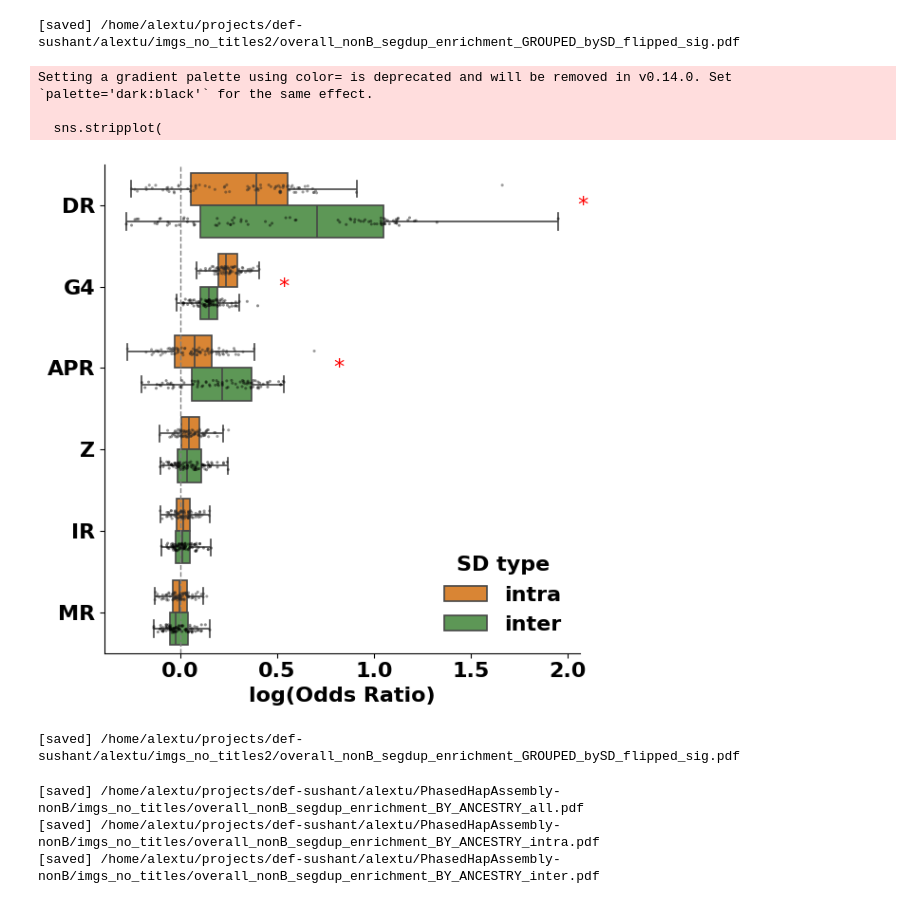
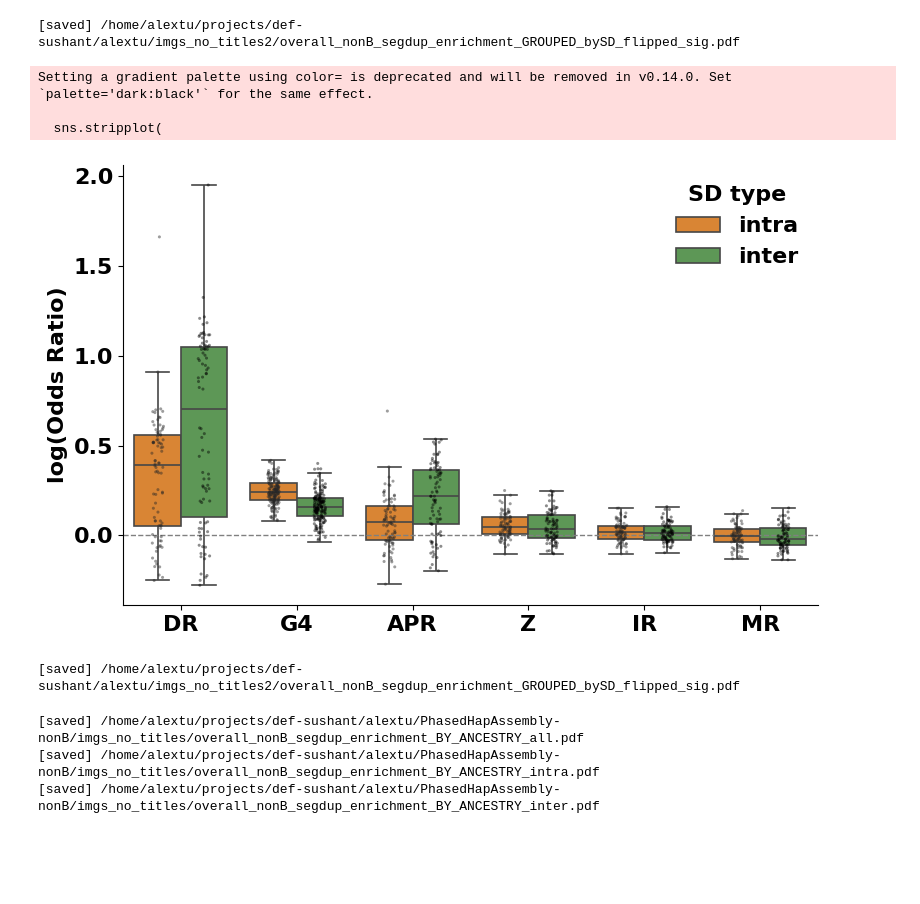
Before and after one commit to alexturcoo/PhasedHapAssembly-nonB, a Jupyter notebook: analysis_scripts/all_analysis_notebooks/segdup_enrichment_fixed_SDs.ipynb, the cells around one changed output. Drawn from its saved outputs; the diff is of its cells as text; code cells hidden in the pictures; blank space fills up the shorter version.

Commit message:
fixing cCRE and SegDup Odds Ratio Enrichment

```diff
--- a/analysis_scripts/all_analysis_notebooks/segdup_enrichment_fixed_SDs.ipynb
+++ b/analysis_scripts/all_analysis_notebooks/segdup_enrichment_fixed_SDs.ipynb
@@ -287,7 +287,7 @@ from scipy.stats import mannwhitneyu
 import numpy as np  # NEW
 
 # ====== CONFIG ======
-IN_CSV  = "/home/alextu/projects/def-sushant/verkko_batch123_nonB_annotations_aligned_july2024/segdup_analysis/fixed_SDs/final_results_SegDup_FIXED.csv"
+IN_CSV  = "/home/alextu/scratch/confidence_intervals_fixed_segdups_results/final_results_SegDup_FIXED_CI.csv"
 OUT_PDF = "/home/alextu/projects/def-sushant/alextu/imgs_no_titles2/overall_nonB_segdup_enrichment_GROUPED_bySD_flipped_sig.pdf"
 
 ORDER_SDTYPE = ["intra", "inter"]
@@ -339,14 +339,14 @@ def remove_outliers(group):
 df_no_outliers = df.groupby("structure", group_keys=False).apply(remove_outliers)
 
 # ====== PLOT ======
-plt.figure(figsize=(6, 6))
+plt.figure(figsize=(8, 5))
 ax = sns.boxplot(
-    data=df, y="structure", x="log_or",   # CHANGED
+    data=df, y="log_or", x="structure",   # CHANGED
     order=median_order, hue="sd_type",
     palette=HUE_PALETTE, showfliers=False, linewidth=1.2
 )
 sns.stripplot(
-    data=df_no_outliers, y="structure", x="log_or",  # CHANGED
+    data=df_no_outliers, y="log_or", x="structure",  # CHANGED
     order=median_order, hue="sd_type",
     dodge=True, color="black", size=2.2, alpha=0.45
 )
@@ -366,43 +366,43 @@ leg = ax.legend(
 leg.get_title().set_fontsize(16)
 leg.get_title().set_fontweight("bold")
 
 for text in leg.get_texts():
     text.set_fontweight("bold")
 
 # --- Add significance stars ---
-for i, struct in enumerate(median_order):
-    p = pvals.get(struct)
-    if p is not None and p < 0.05:
-        y_pos = i
-        x_max = df_no_outliers[df_no_outliers["structure"] == struct]["log_or"].max()  # CHANGED
-        ax.text(x_max + 0.1, y_pos, "*", color="red", fontsize=16, va="center")       # CHANGED: additive offset
+#for i, struct in enumerate(median_order):
+#    p = pvals.get(struct)
+#    if p is not None and p < 0.05:
+#        y_pos = i
+#        x_max = df_no_outliers[df_no_outliers["structure"] == struct]["log_or"].max()  # CHANGED
+#        ax.text(x_max + 0.1, y_pos, "*", color="red", fontsize=16, va="center")       # CHANGED: additive offset
 
 # --- Labels and layout ---
-plt.axvline(0, color="gray", linestyle="--", linewidth=1)  # CHANGED: log(1)=0
-plt.ylabel("", fontsize=12, fontweight="bold")
-plt.xlabel("log(Odds Ratio)", fontsize=16, fontweight="bold")  # CHANGED
+plt.axhline(0, color="gray", linestyle="--", linewidth=1)  # CHANGED: log(1)=0
+plt.ylabel("log(Odds Ratio)", fontsize=16, fontweight="bold")
+plt.xlabel("", fontsize=16, fontweight="bold")  # CHANGED
 
 # Bold tick labels
 for tick in ax.get_xticklabels():
     tick.set_fontweight('bold')
     tick.set_fontsize(16)
 
 for tick in ax.get_yticklabels():
     tick.set_fontweight('bold')
     tick.set_fontsize(16)
 
 sns.despine()
 plt.tight_layout()
 os.makedirs(os.path.dirname(OUT_PDF), exist_ok=True)
 plt.savefig(OUT_PDF, dpi=300, bbox_inches="tight")
 plt.show()
 
 print(f"[saved] {OUT_PDF}")
 # %% [output]
 Setting a gradient palette using color= is deprecated and will be removed in v0.14.0. Set `palette='dark:black'` for the same effect.
 
   sns.stripplot(
-[figure, old version]
+[figure, new version]
 [saved] /home/alextu/projects/def-sushant/alextu/imgs_no_titles2/overall_nonB_segdup_enrichment_GROUPED_bySD_flipped_sig.pdf
 # %%
 #!/usr/bin/env python3
```
Also changed, not shown: parts of 2 cells of this notebook, 2 other files.
